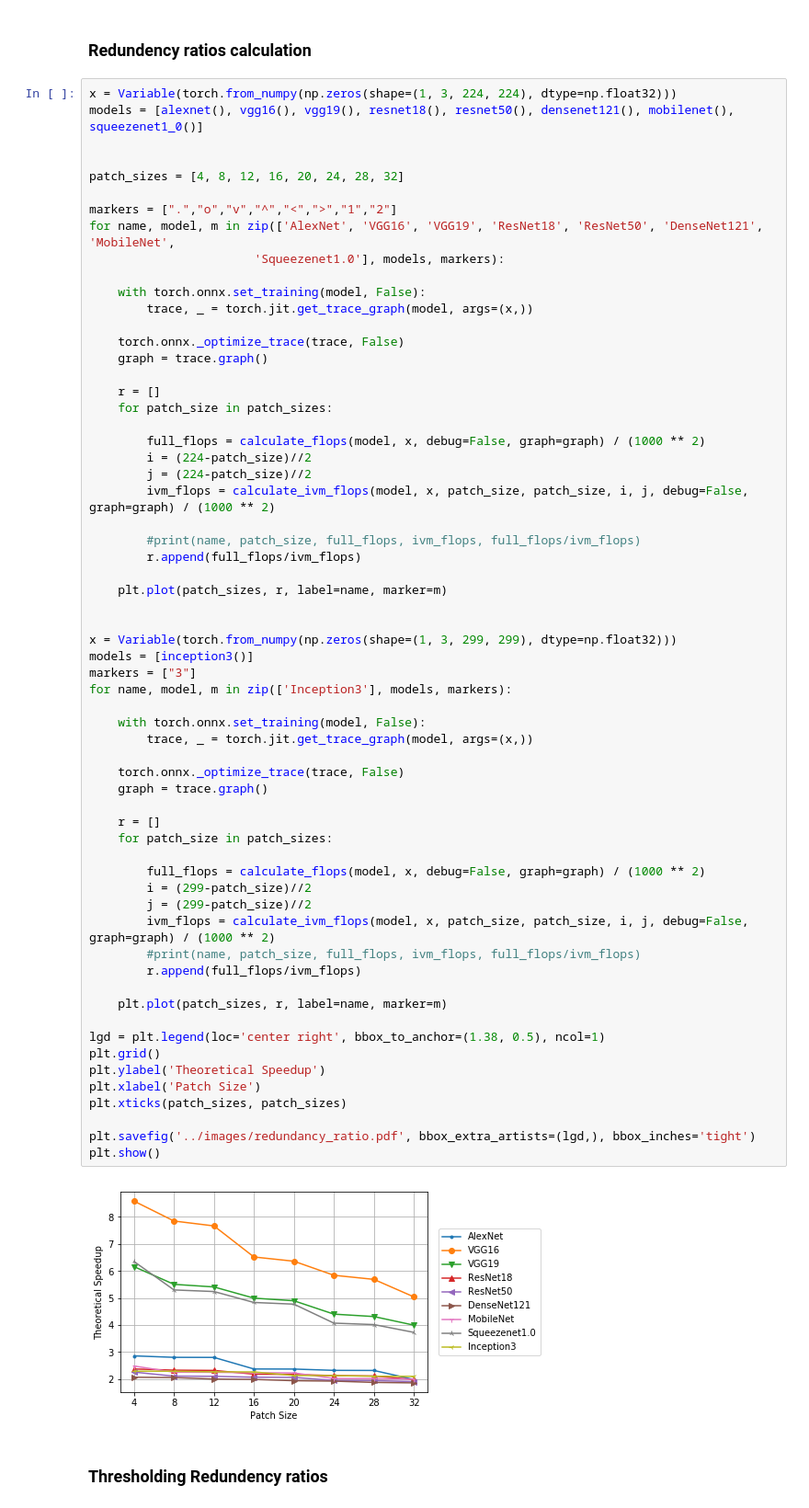
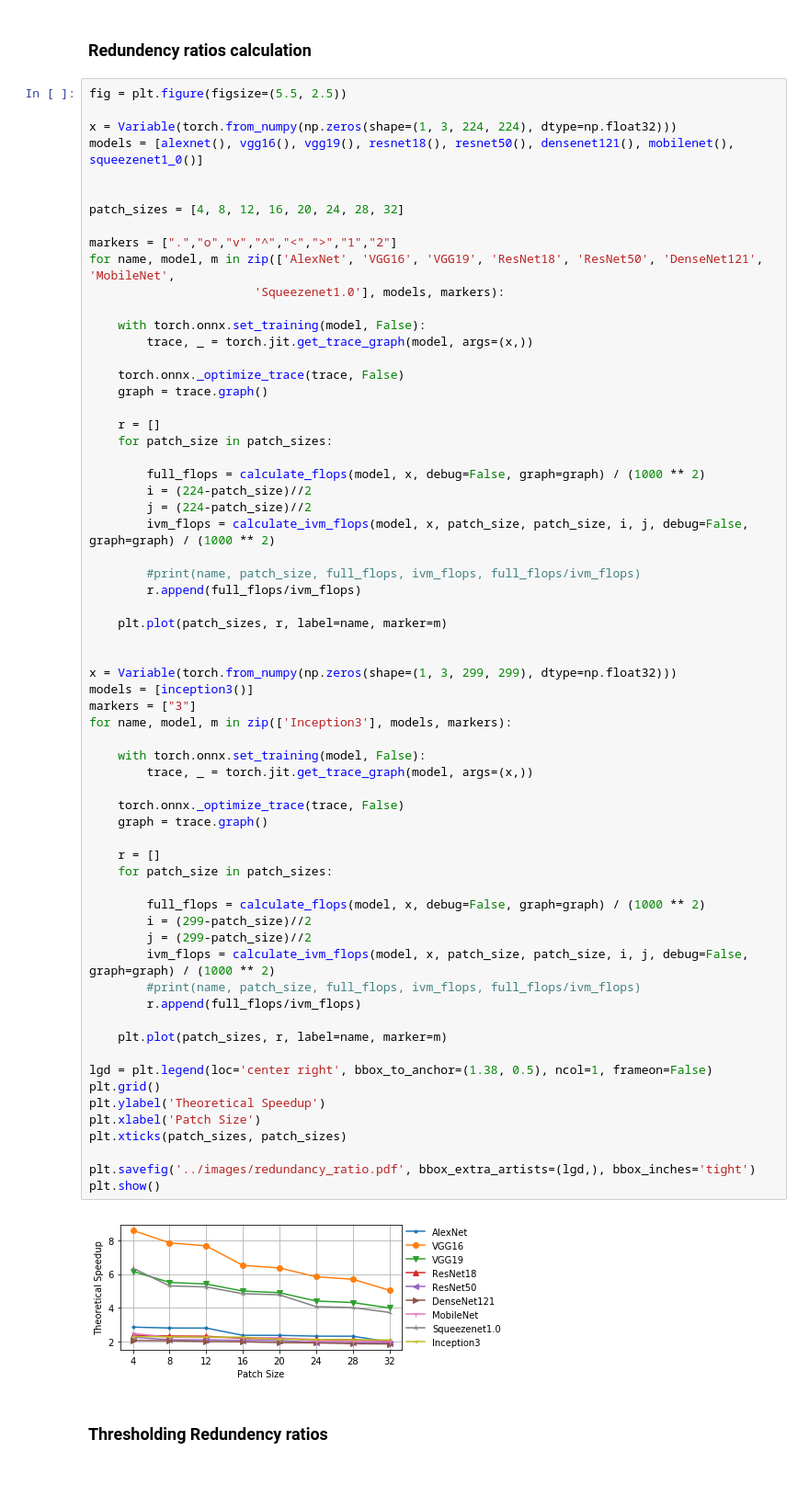
Before and after one commit to xil222/krypton, a Jupyter notebook: paper/current/plots_notebooks/redundency_ratio.ipynb, the cells around one changed output. Shown: that part at 92% size. Cells and saved outputs as stored; diff of their text form; blank space fills up the shorter version.

```diff
--- a/paper/current/plots_notebooks/redundency_ratio.ipynb
+++ b/paper/current/plots_notebooks/redundency_ratio.ipynb
@@ -28,6 +28,8 @@ torch.set_num_threads(8)
 # %% [markdown]
 ### Redundency ratios calculation
 # %%
+fig = plt.figure(figsize=(5.5, 2.5))
+
 x = Variable(torch.from_numpy(np.zeros(shape=(1, 3, 224, 224), dtype=np.float32)))
 models = [alexnet(), vgg16(), vgg19(), resnet18(), resnet50(), densenet121(), mobilenet(), squeezenet1_0()]
 
@@ -62,35 +64,35 @@ x = Variable(torch.from_numpy(np.zeros(shape=(1, 3, 299, 299), dtype=np.float32)
 models = [inception3()]
 markers = ["3"]
 for name, model, m in zip(['Inception3'], models, markers):
 
     with torch.onnx.set_training(model, False):
         trace, _ = torch.jit.get_trace_graph(model, args=(x,))
 
     torch.onnx._optimize_trace(trace, False)
     graph = trace.graph()
 
     r = []
     for patch_size in patch_sizes:
 
         full_flops = calculate_flops(model, x, debug=False, graph=graph) / (1000 ** 2)
         i = (299-patch_size)//2
         j = (299-patch_size)//2
         ivm_flops = calculate_ivm_flops(model, x, patch_size, patch_size, i, j, debug=False, graph=graph) / (1000 ** 2)
         #print(name, patch_size, full_flops, ivm_flops, full_flops/ivm_flops)
         r.append(full_flops/ivm_flops)
 
     plt.plot(patch_sizes, r, label=name, marker=m)
 
-lgd = plt.legend(loc='center right', bbox_to_anchor=(1.38, 0.5), ncol=1)
+lgd = plt.legend(loc='center right', bbox_to_anchor=(1.38, 0.5), ncol=1, frameon=False)
 plt.grid()
 plt.ylabel('Theoretical Speedup')
 plt.xlabel('Patch Size')
 plt.xticks(patch_sizes, patch_sizes)
 
 plt.savefig('../images/redundancy_ratio.pdf', bbox_extra_artists=(lgd,), bbox_inches='tight')
 plt.show()
 # %% [output]
-[figure, old version]
+[figure, new version]
 # %% [markdown]
 ### Thresholding Redundency ratios
 # %%
```
Also changed, not shown: 18 other files.
